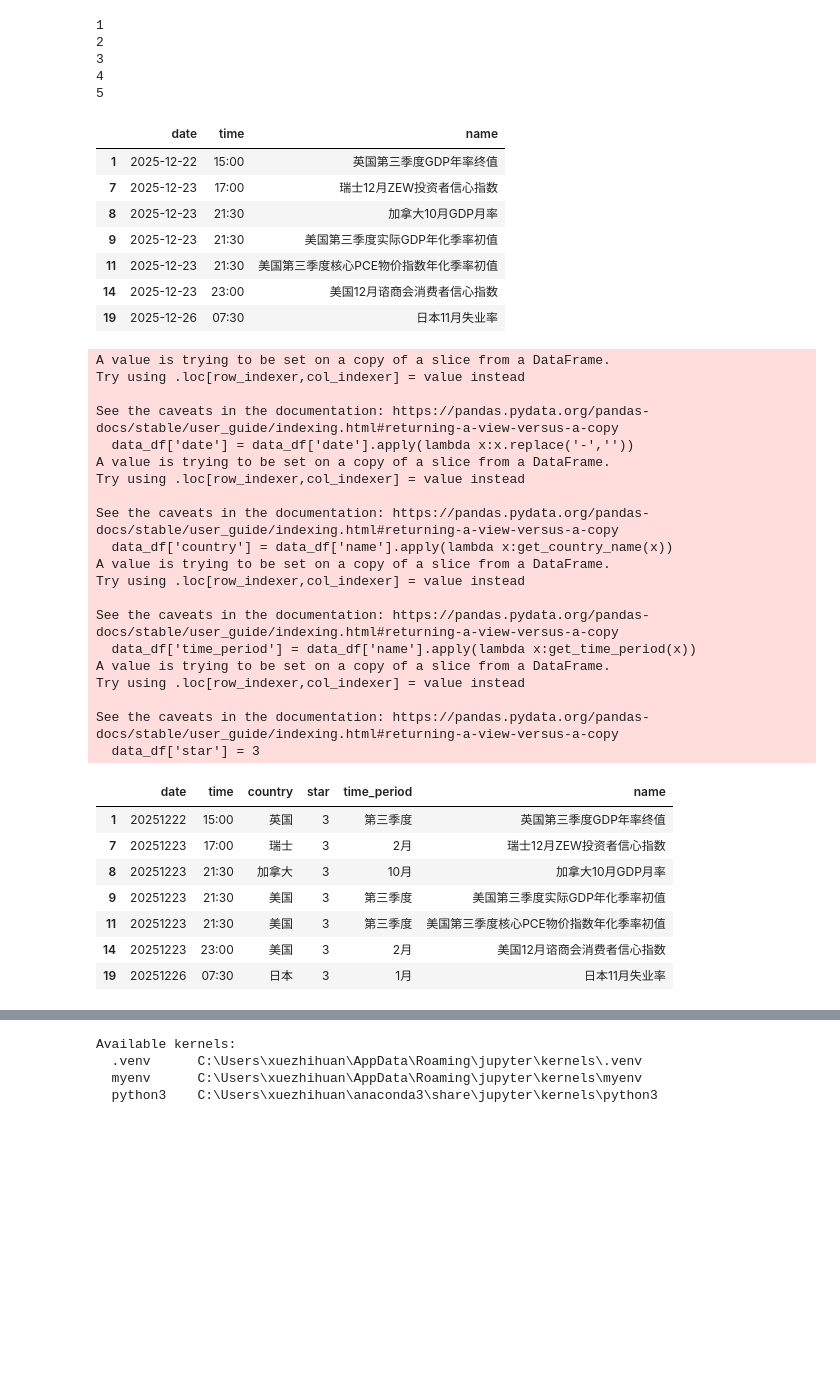
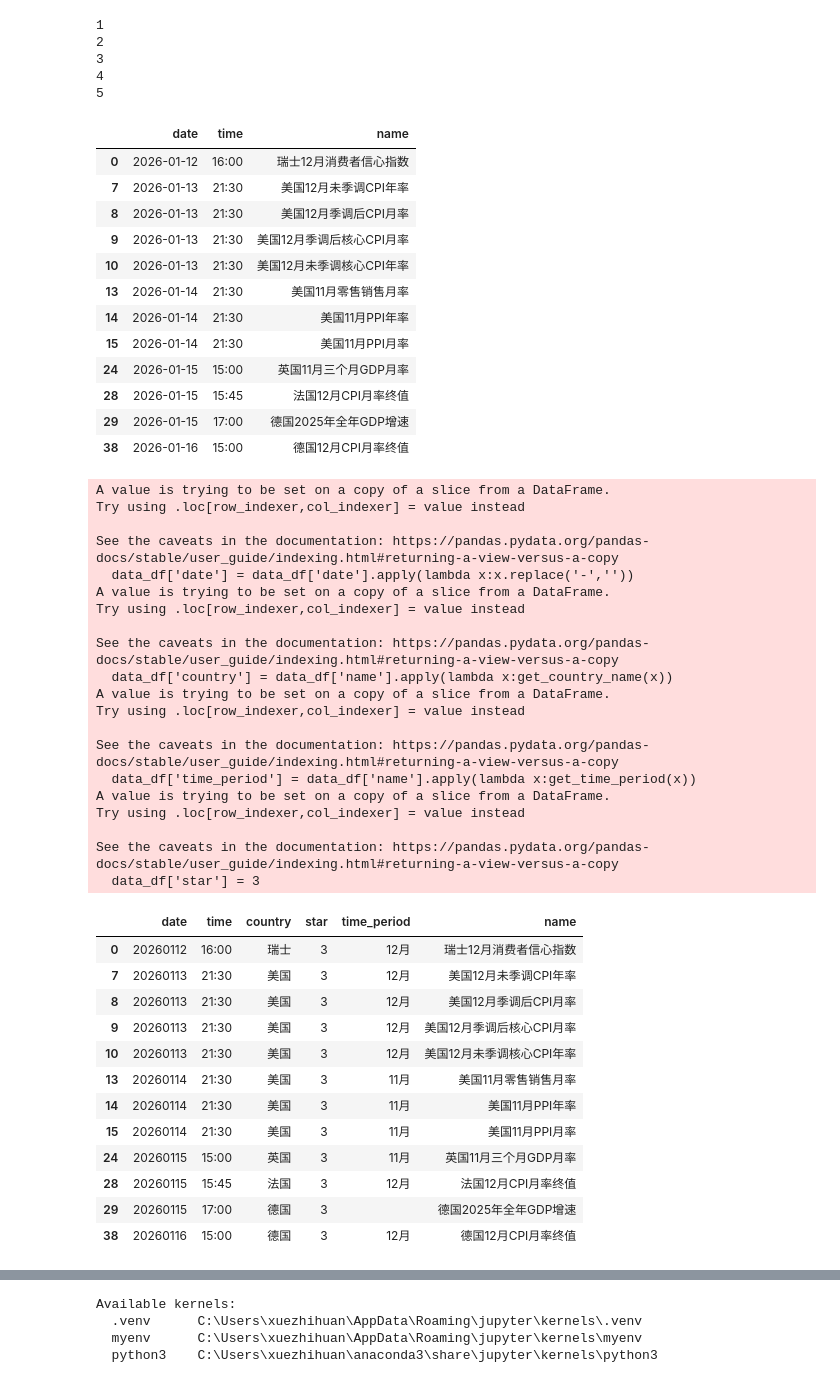
Before and after one commit to xuantianfengwu/mywebportal, a Jupyter notebook: backend/investing eco calendar.ipynb, the cells around one changed output, grey strips where cells are left out. Saved outputs shown, nothing was run; the diff lists cells and outputs as text; code cells hidden in the pictures; blank space fills up the shorter version.

```diff
--- a/backend/investing eco calendar.ipynb
+++ b/backend/investing eco calendar.ipynb
@@ -119,7 +119,10 @@ chrome_options = Options()
 # 2. 初始化驱动（两种方式：自动下载/手动指定）
 ## 方式A：自动下载驱动（推荐，无需手动管理）
 from webdriver_manager.chrome import ChromeDriverManager
+driver_path = ChromeDriverManager().install()
+print(driver_path)
+
 driver = webdriver.Chrome(
-    service=Service(ChromeDriverManager().install()),
+    service=Service(driver_path),
     options=chrome_options
 )
@@ -220,63 +225,73 @@ data_df = res_df1[res_df1['name'].apply(lambda x: check_name(x))]
 data_df
 # %% [output]
 |  | date | time | name |
-| 1 | 2025-12-22 | 15:00 | 英国第三季度GDP年率终值 |
-| 7 | 2025-12-23 | 17:00 | 瑞士12月ZEW投资者信心指数 |
-| 8 | 2025-12-23 | 21:30 | 加拿大10月GDP月率 |
-| 9 | 2025-12-23 | 21:30 | 美国第三季度实际GDP年化季率初值 |
-| 11 | 2025-12-23 | 21:30 | 美国第三季度核心PCE物价指数年化季率初值 |
-| 14 | 2025-12-23 | 23:00 | 美国12月谘商会消费者信心指数 |
-| 19 | 2025-12-26 | 07:30 | 日本11月失业率 |
+| 0 | 2026-01-12 | 16:00 | 瑞士12月消费者信心指数 |
+| 7 | 2026-01-13 | 21:30 | 美国12月未季调CPI年率 |
+| 8 | 2026-01-13 | 21:30 | 美国12月季调后CPI月率 |
+| 9 | 2026-01-13 | 21:30 | 美国12月季调后核心CPI月率 |
+| 10 | 2026-01-13 | 21:30 | 美国12月未季调核心CPI年率 |
+| 13 | 2026-01-14 | 21:30 | 美国11月零售销售月率 |
+| 14 | 2026-01-14 | 21:30 | 美国11月PPI年率 |
+| 15 | 2026-01-14 | 21:30 | 美国11月PPI月率 |
+| 24 | 2026-01-15 | 15:00 | 英国11月三个月GDP月率 |
+| 28 | 2026-01-15 | 15:45 | 法国12月CPI月率终值 |
+| 29 | 2026-01-15 | 17:00 | 德国2025年全年GDP增速 |
+| 38 | 2026-01-16 | 15:00 | 德国12月CPI月率终值 |
 # %%
 # Data [['date', 'time', 'country', 'star', 'time_period', 'name']]
 data_df['date'] = data_df['date'].apply(lambda x:x.replace('-',''))
 def get_country_name(x):
-    country_names = ['美国','日本','加拿大','英国','瑞士']
+    country_names = ['美国','日本','加拿大','英国','瑞士','中国', '法国', '德国','欧元区','澳大利亚']
     for n in country_names:
         if n in x:
             return n
     return ''
 data_df['country'] = data_df['name'].apply(lambda x:get_country_name(x))
 def get_time_period(x):
-    time_period_names = ['1月','2月','3月','4月','5月', '6月', '7月', '8月', '9月', '10月', '11月', '12月',
+    time_period_names = [ '11月', '12月', '1月','2月','3月','4月','5月', '6月', '7月', '8月', '9月', '10月',
                          '第一季度','第二季度','第三季度','第四季度']
     for n in time_period_names:
         if n in x:
             return n
     return ''
 data_df['time_period'] = data_df['name'].apply(lambda x:get_time_period(x))
 data_df['star'] = 3
 
 data_df [['date', 'time', 'country', 'star', 'time_period', 'name']]
 # %% [output]
 A value is trying to be set on a copy of a slice from a DataFrame.
 Try using .loc[row_indexer,col_indexer] = value instead
 
 See the caveats in the documentation: https://pandas.pydata.org/pandas-docs/stable/user_guide/indexing.html#returning-a-view-versus-a-copy
   data_df['date'] = data_df['date'].apply(lambda x:x.replace('-',''))
 A value is trying to be set on a copy of a slice from a DataFrame.
 Try using .loc[row_indexer,col_indexer] = value instead
 
 See the caveats in the documentation: https://pandas.pydata.org/pandas-docs/stable/user_guide/indexing.html#returning-a-view-versus-a-copy
   data_df['country'] = data_df['name'].apply(lambda x:get_country_name(x))
 A value is trying to be set on a copy of a slice from a DataFrame.
 Try using .loc[row_indexer,col_indexer] = value instead
 
 See the caveats in the documentation: https://pandas.pydata.org/pandas-docs/stable/user_guide/indexing.html#returning-a-view-versus-a-copy
   data_df['time_period'] = data_df['name'].apply(lambda x:get_time_period(x))
 A value is trying to be set on a copy of a slice from a DataFrame.
 Try using .loc[row_indexer,col_indexer] = value instead
 
 See the caveats in the documentation: https://pandas.pydata.org/pandas-docs/stable/user_guide/indexing.html#returning-a-view-versus-a-copy
   data_df['star'] = 3
 |  | date | time | country | star | time_period | name |
-| 1 | 20251222 | 15:00 | 英国 | 3 | 第三季度 | 英国第三季度GDP年率终值 |
-| 7 | 20251223 | 17:00 | 瑞士 | 3 | 2月 | 瑞士12月ZEW投资者信心指数 |
-| 8 | 20251223 | 21:30 | 加拿大 | 3 | 10月 | 加拿大10月GDP月率 |
-| 9 | 20251223 | 21:30 | 美国 | 3 | 第三季度 | 美国第三季度实际GDP年化季率初值 |
-| 11 | 20251223 | 21:30 | 美国 | 3 | 第三季度 | 美国第三季度核心PCE物价指数年化季率初值 |
-| 14 | 20251223 | 23:00 | 美国 | 3 | 2月 | 美国12月谘商会消费者信心指数 |
-| 19 | 20251226 | 07:30 | 日本 | 3 | 1月 | 日本11月失业率 |
+| 0 | 20260112 | 16:00 | 瑞士 | 3 | 12月 | 瑞士12月消费者信心指数 |
+| 7 | 20260113 | 21:30 | 美国 | 3 | 12月 | 美国12月未季调CPI年率 |
+| 8 | 20260113 | 21:30 | 美国 | 3 | 12月 | 美国12月季调后CPI月率 |
+| 9 | 20260113 | 21:30 | 美国 | 3 | 12月 | 美国12月季调后核心CPI月率 |
+| 10 | 20260113 | 21:30 | 美国 | 3 | 12月 | 美国12月未季调核心CPI年率 |
+| 13 | 20260114 | 21:30 | 美国 | 3 | 11月 | 美国11月零售销售月率 |
+| 14 | 20260114 | 21:30 | 美国 | 3 | 11月 | 美国11月PPI年率 |
+| 15 | 20260114 | 21:30 | 美国 | 3 | 11月 | 美国11月PPI月率 |
+| 24 | 20260115 | 15:00 | 英国 | 3 | 11月 | 英国11月三个月GDP月率 |
+| 28 | 20260115 | 15:45 | 法国 | 3 | 12月 | 法国12月CPI月率终值 |
+| 29 | 20260115 | 17:00 | 德国 | 3 |  | 德国2025年全年GDP增速 |
+| 38 | 20260116 | 15:00 | 德国 | 3 | 12月 | 德国12月CPI月率终值 |
 # %%
 # Event [['date', 'time', 'country', 'star', 'region', 'people', 'event_content']]
 event_df = pd.DataFrame([r.split('|')[:4] for r in result2], columns=['date', 'time', 'country', 'event_content'])
```
Also changed, not shown: parts of 5 cells of this notebook.
